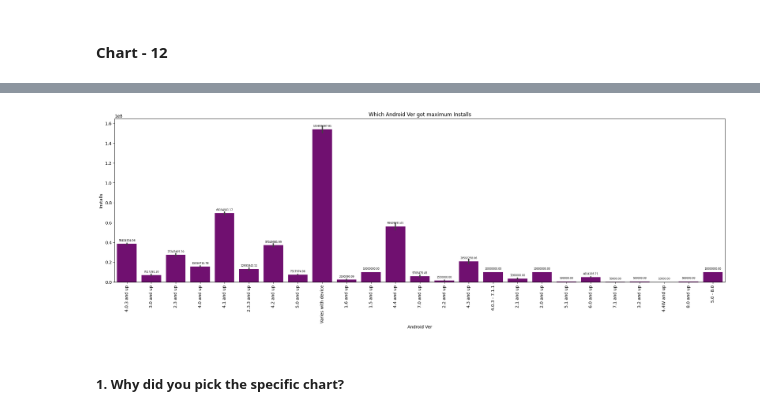
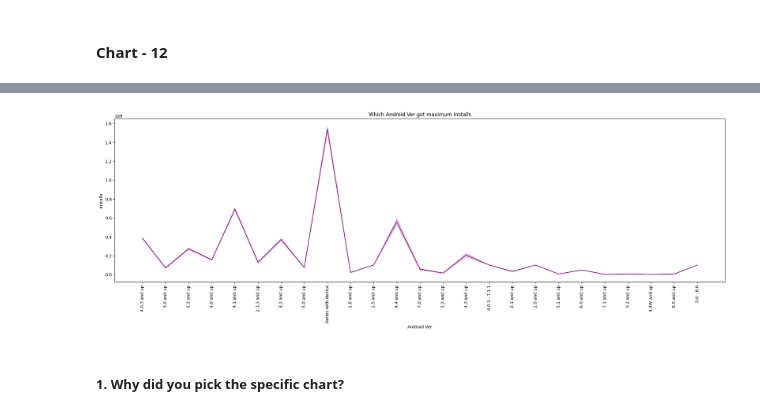
Before and after one commit to sanidhya1996/Exploratory-Data-Analysis-EDA-, a Jupyter notebook: Play_Store_App_Review_analysis(EDA).ipynb, the cells around one changed output, grey strips where cells are left out. Cells and saved outputs as stored; diff of their text form; code cells hidden in the pictures.

```diff
--- a/Play_Store_App_Review_analysis(EDA).ipynb
+++ b/Play_Store_App_Review_analysis(EDA).ipynb
@@ -716,17 +709,12 @@ Psd.tail(40)
 # %%
 # Chart - 12 visualization code
 fig,ax=plt.subplots(figsize=(26,7))
-ax=sns.barplot(data=Psd,x='Android Ver',y='Installs',color = 'purple' )
+ax=sns.lineplot(data=Psd,x='Android Ver',y='Installs',color = 'purple' )
 ax.set_title('Which Android Ver got maximum Installs')
-for bar in ax.patches:
-    ax.annotate(format(bar.get_height(), '.2f'),
-                   (bar.get_x() + bar.get_width() / 2,
-                    bar.get_height()), ha='center', va='center',
-                   size=6, xytext=(0, 8),
-                   textcoords='offset points')
-    plt.xticks(rotation = 90)
+plt.xticks(rotation = 90)
+plt.show()
 # %% [output]
-[figure, old version]
+[figure, new version]
 # %% [markdown]
 ##### 1. Why did you pick the specific chart?
 # %% [markdown]
```
Also changed, not shown: parts of 7 cells of this notebook.
